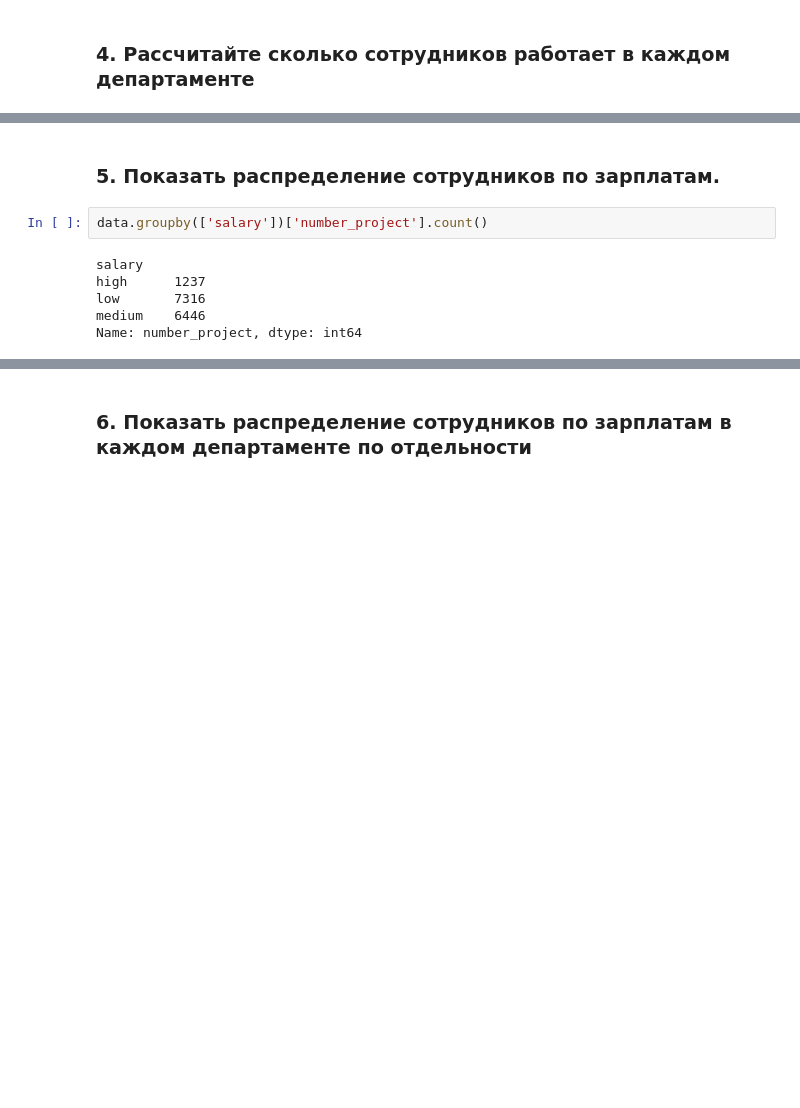
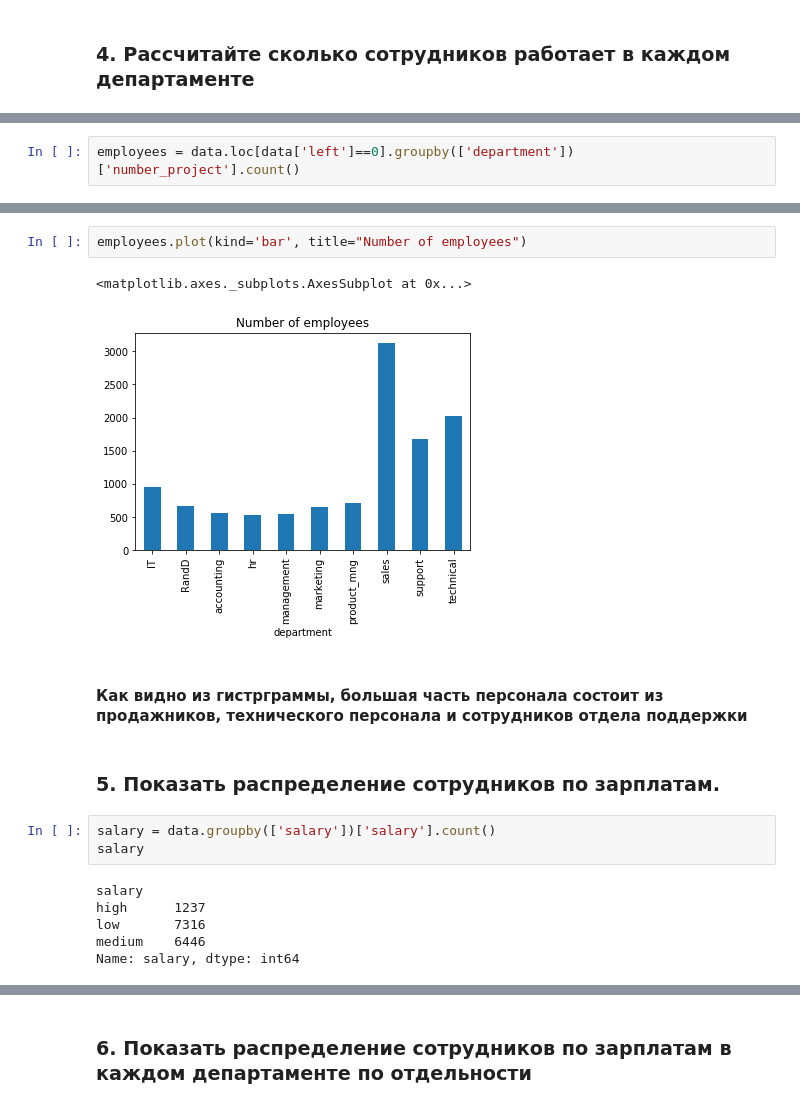
Before and after one commit to HBK2016/HomeWork, a Jupyter notebook: 24_final/Untitled.ipynb, the cells around one changed output, grey strips where cells are left out. Saved outputs shown, nothing was run; the diff lists cells and outputs as text; blank space fills up the shorter version.

```diff
--- a/24_final/Untitled.ipynb
+++ b/24_final/Untitled.ipynb
@@ -107,0 +111,2 @@ Name: number_project, dtype: int64
+# %%
+employees = data.loc[data['left']==0].groupby(['department'])['number_project'].count()
@@ -108,10 +132,18 @@ Name: number_project, dtype: int64
+# %%
+employees.plot(kind='bar', title="Number of employees")
+# %% [output]
+<matplotlib.axes._subplots.AxesSubplot at 0x...>
+[figure, added]
+# %% [markdown]
+#### Как видно из гистрграммы, большая часть персонала состоит из продажников, технического персонала и сотрудников отдела поддержки
 # %% [markdown]
 ### 5. Показать распределение сотрудников по зарплатам.
 # %%
-data.groupby(['salary'])['number_project'].count()
+salary = data.groupby(['salary'])['salary'].count()
+salary
 # %% [output]
 salary
 high      1237
 low       7316
 medium    6446
-Name: number_project, dtype: int64
+Name: salary, dtype: int64
```
Also changed, not shown: parts of 16 cells of this notebook.
